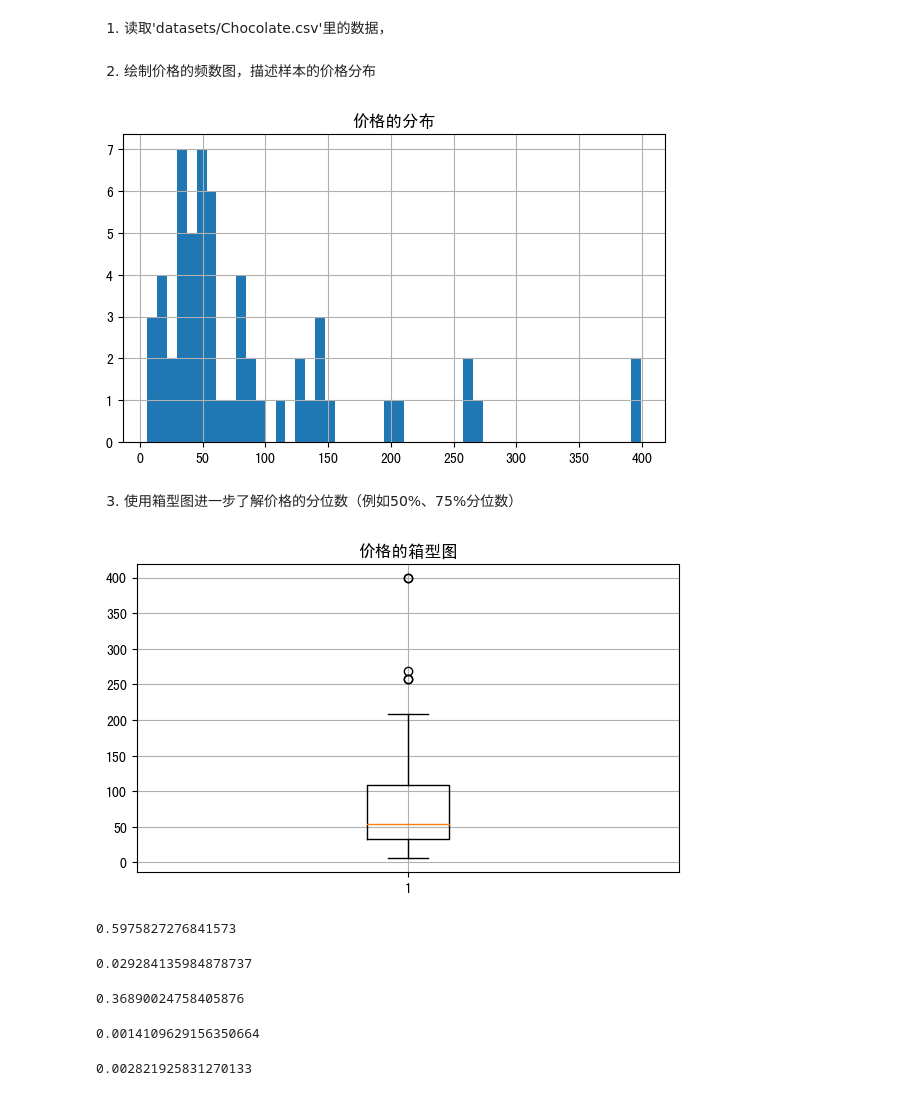
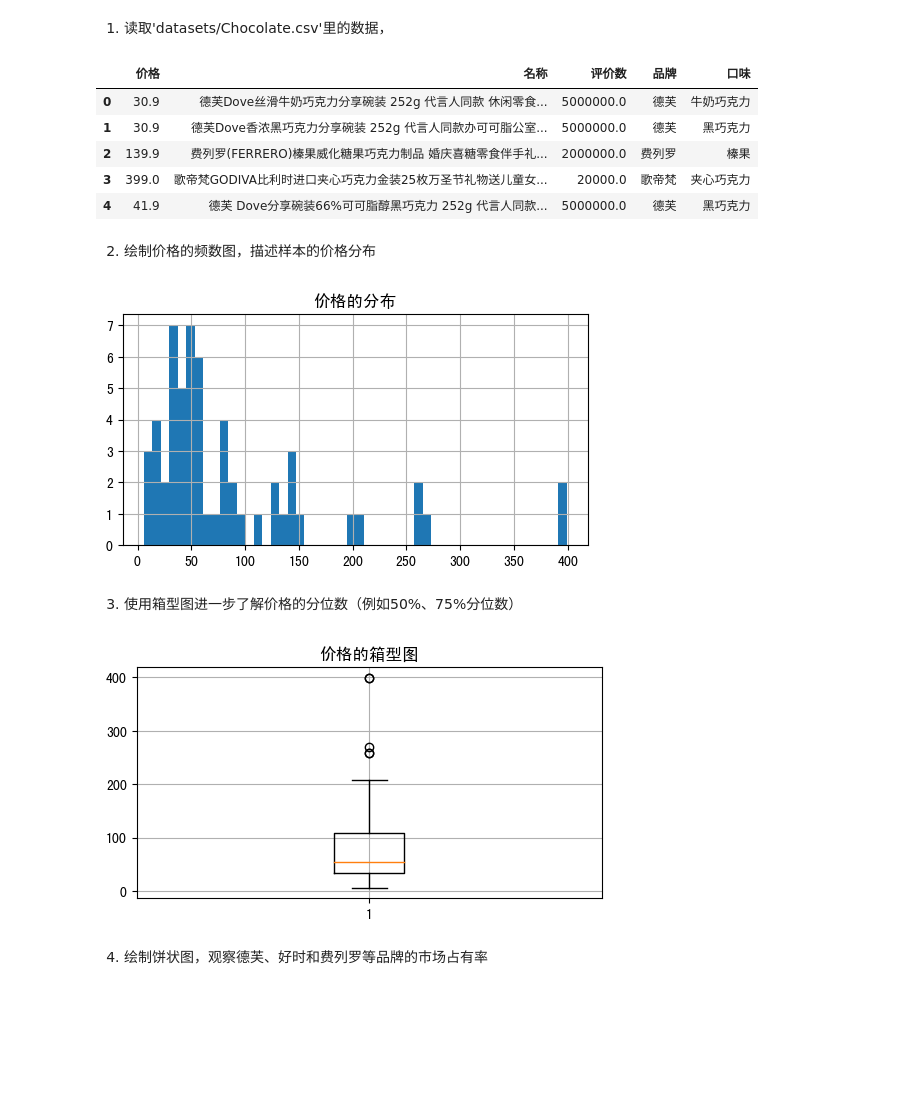
Before and after one commit to xianghancao/Big-Data-in-Finance, a Jupyter notebook: 作业答案/作业答案-第5章 matplotlib.ipynb, the cells around one changed output. Cells and saved outputs as stored; diff of their text form; code cells hidden in the pictures; blank space fills up the shorter version.

```diff
--- a/作业答案/作业答案-第5章 matplotlib.ipynb
+++ b/作业答案/作业答案-第5章 matplotlib.ipynb
@@ -34,45 +124,41 @@ plt.rcParams['font.sans-serif'] = 'SimHei'
 # %%
 import pandas as pd
 df= pd.read_csv('datasets/Chocolate.csv')
+df.head(5)
+# %% [output]
+|  | 价格 | 名称 | 评价数 | 品牌 | 口味 |
+| 0 | 30.9 | 德芙Dove丝滑牛奶巧克力分享碗装 252g 代言人同款 休闲零食... | 5000000.0 | 德芙 | 牛奶巧克力 |
+| 1 | 30.9 | 德芙Dove香浓黑巧克力分享碗装 252g 代言人同款办可可脂公室... | 5000000.0 | 德芙 | 黑巧克力 |
+| 2 | 139.9 | 费列罗(FERRERO)榛果威化糖果巧克力制品 婚庆喜糖零食伴手礼... | 2000000.0 | 费列罗 | 榛果 |
+| 3 | 399.0 | 歌帝梵GODIVA比利时进口夹心巧克力金装25枚万圣节礼物送儿童女... | 20000.0 | 歌帝梵 | 夹心巧克力 |
+| 4 | 41.9 | 德芙 Dove分享碗装66%可可脂醇黑巧克力 252g 代言人同款... | 5000000.0 | 德芙 | 黑巧克力 |
 # %% [markdown]
 2. 绘制价格的频数图，描述样本的价格分布
 # %%
 Z = df['价格']
-fig, ax = plt.subplots(figsize=(7,4))
+fig, ax = plt.subplots(figsize=(6,3))
 ax.hist(Z, bins=50)
 ax.set_title('价格的分布')
 ax.grid()
 plt.show()
 # %% [output]
-[figure, old version]
+[figure, new version]
 # %% [markdown]
 3. 使用箱型图进一步了解价格的分位数（例如50%、75%分位数）
 # %%
 Z = df['价格']
-fig, ax = plt.subplots(figsize=(7,4))
+fig, ax = plt.subplots(figsize=(6,3))
 ax.boxplot(Z)
 ax.set_title('价格的箱型图')
 ax.grid()
 plt.show()
 # %% [output]
-[figure, old version]
+[figure, new version]
+# %% [markdown]
+4. 绘制饼状图，观察德芙、好时和费列罗等品牌的市场占有率
 # %%
-df[df['品牌']=='德芙']['评价数'].sum()/df['评价数'].sum()
+pct1 = df[df['品牌']=='德芙']['评价数'].sum()/df['评价数'].sum()
+pct2 = df[df['品牌']=='好时']['评价数'].sum()/df['评价数'].sum()
+pct3 = df[df['品牌']=='费列罗']['评价数'].sum()/df['评价数'].sum()
+pct4 = df[df['品牌']=='Meiji']['评价数'].sum()/df['评价数'].sum()
+pct5 = df[df['品牌']=='歌帝梵']['评价数'].sum()/df['评价数'].sum()
-# %% [output]
-0.5975827276841573
-# %%
-df[df['品牌']=='好时']['评价数'].sum()/df['评价数'].sum()
-# %% [output]
-0.029284135984878737
-# %%
-df[df['品牌']=='费列罗']['评价数'].sum()/df['评价数'].sum()
-# %% [output]
-0.36890024758405876
-# %%
-df[df['品牌']=='Meiji']['评价数'].sum()/df['评价数'].sum()
-# %% [output]
-0.0014109629156350664
-# %%
-df[df['品牌']=='歌帝梵']['评价数'].sum()/df['评价数'].sum()
-# %% [output]
-0.002821925831270133
```
Also changed, not shown: parts of 19 cells of this notebook, 1 other file.
